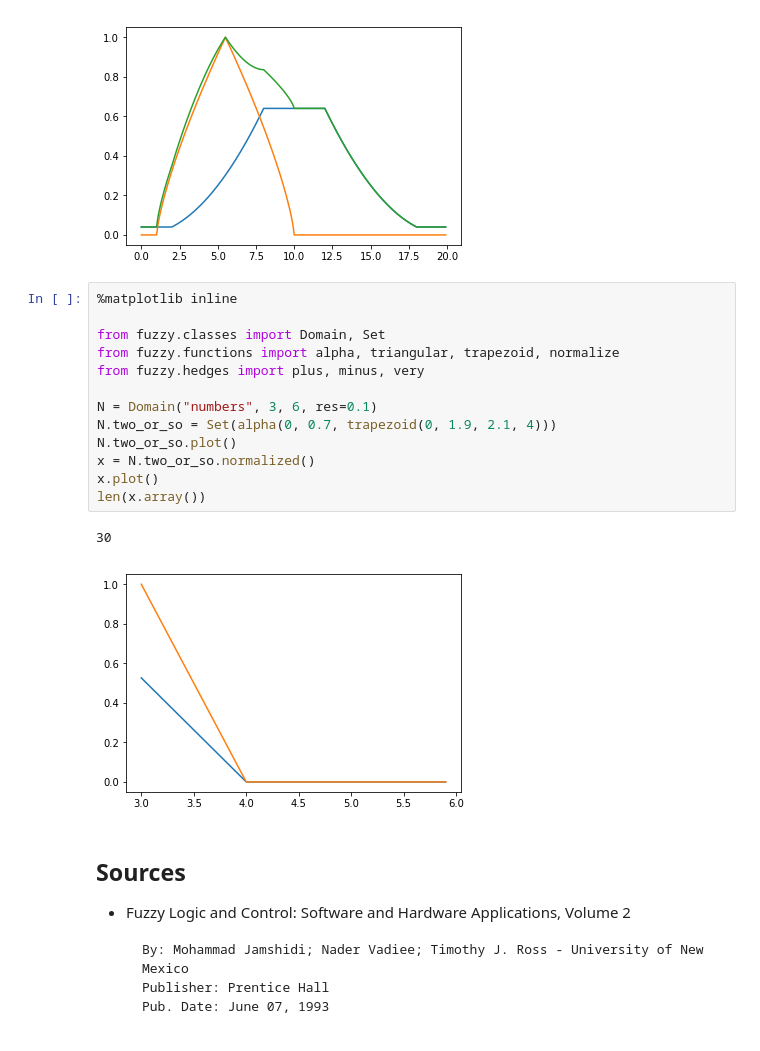
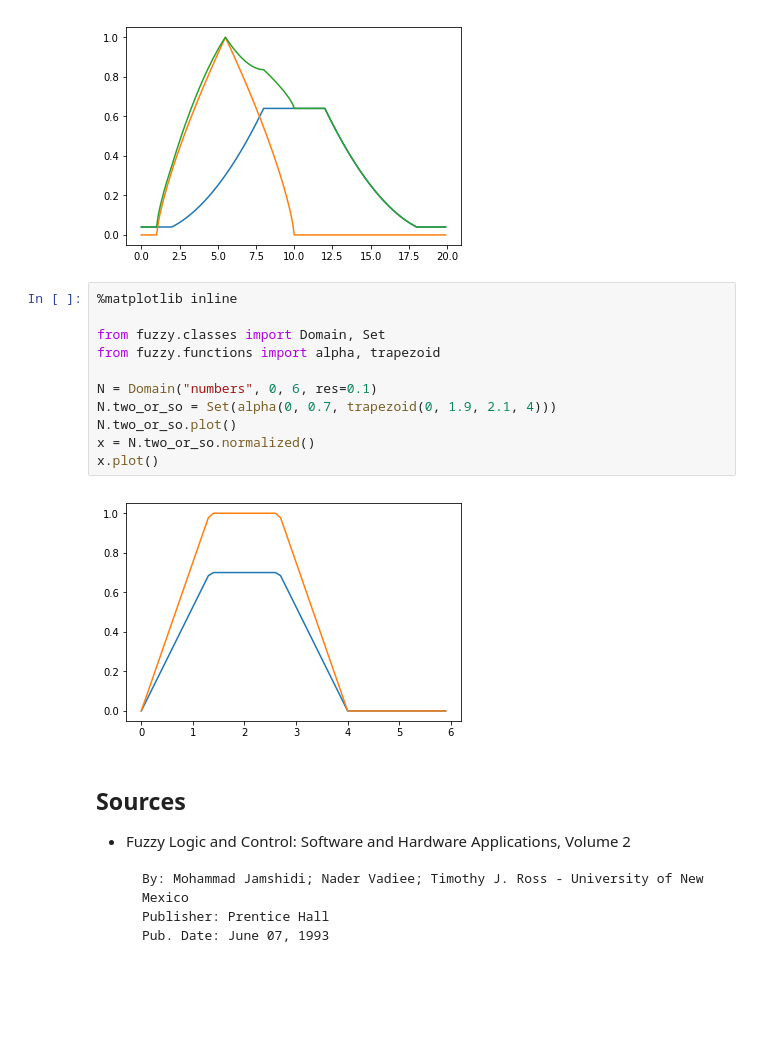
Before and after one commit to Python-Fuzzylogic/fuzzylogic, a Jupyter notebook: Showcase.ipynb, the cells around one changed output. Cells and saved outputs as stored; diff of their text form; blank space fills up the shorter version.

```diff
--- a/Showcase.ipynb
+++ b/Showcase.ipynb
@@ -124,19 +124,16 @@ numbers(8)
 # %%
 %matplotlib inline
 
 from fuzzy.classes import Domain, Set
-from fuzzy.functions import alpha, triangular, trapezoid, normalize
-from fuzzy.hedges import plus, minus, very
+from fuzzy.functions import alpha, trapezoid
 
-N = Domain("numbers", 3, 6, res=0.1)
+N = Domain("numbers", 0, 6, res=0.1)
 N.two_or_so = Set(alpha(0, 0.7, trapezoid(0, 1.9, 2.1, 4)))
 N.two_or_so.plot()
 x = N.two_or_so.normalized()
 x.plot()
-len(x.array())
 # %% [output]
-30
-[figure, old version]
+[figure, new version]
 # %% [markdown]
 ## Sources
 * Fuzzy Logic and Control: Software and Hardware Applications, Volume 2
```
Also changed, not shown: 1 other file.
